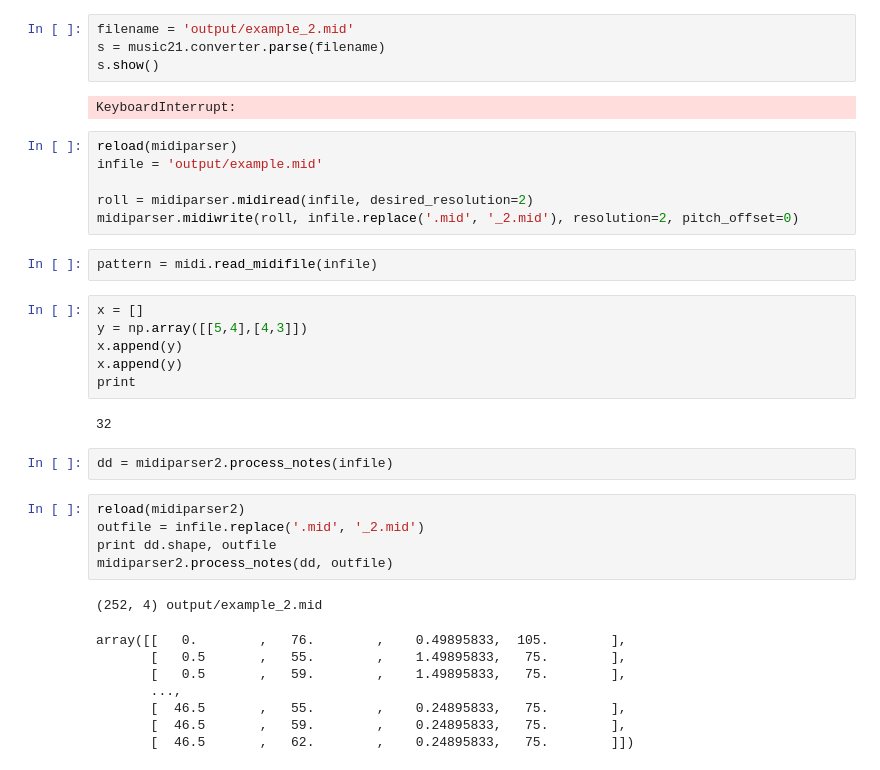
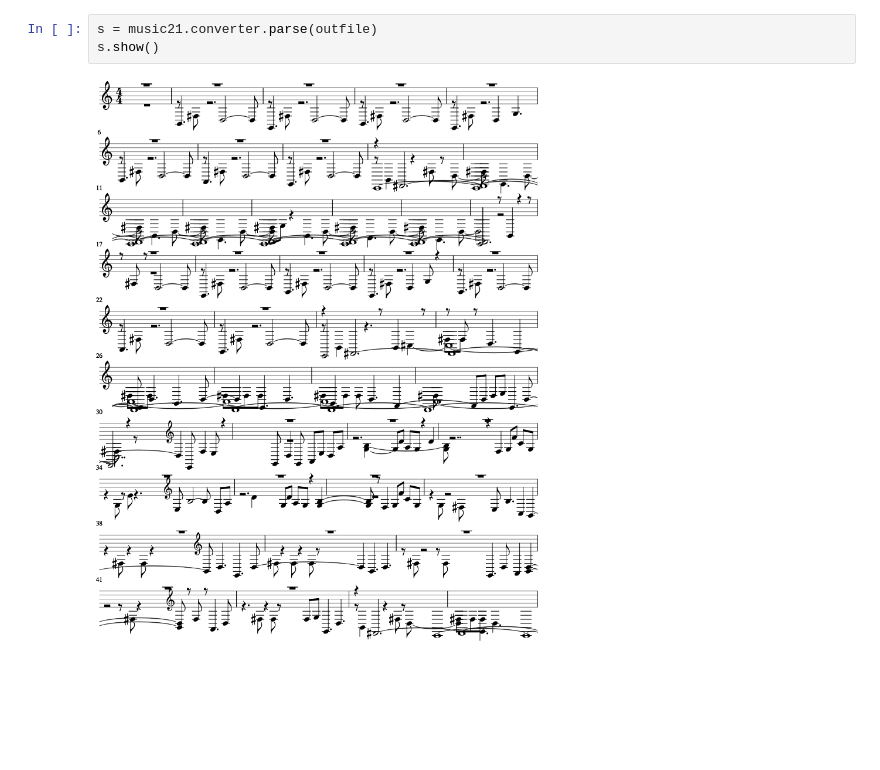
Before and after one commit to mobeets/neuralnetmusic, a Jupyter notebook: sandbox.ipynb, the cells around one changed output. Cells and saved outputs as stored; diff of their text form; blank space fills up the shorter version.

```diff
--- a/sandbox.ipynb
+++ b/sandbox.ipynb
@@ -17,38 +54,5 @@ s.show()
 # %%
-filename = 'output/example_2.mid'
-s = music21.converter.parse(filename)
+s = music21.converter.parse(outfile)
 s.show()
 # %% [output]
-KeyboardInterrupt:
+[figure, added]
-# %%
-reload(midiparser)
-infile = 'output/example.mid'
-
-roll = midiparser.midiread(infile, desired_resolution=2)
-midiparser.midiwrite(roll, infile.replace('.mid', '_2.mid'), resolution=2, pitch_offset=0)
-# %%
-pattern = midi.read_midifile(infile)
-# %%
-x = []
-y = np.array([[5,4],[4,3]])
-x.append(y)
-x.append(y)
-print
-# %% [output]
-32
-# %%
-dd = midiparser2.process_notes(infile)
-# %%
-reload(midiparser2)
-outfile = infile.replace('.mid', '_2.mid')
-print dd.shape, outfile
-midiparser2.process_notes(dd, outfile)
-# %% [output]
-(252, 4) output/example_2.mid
-array([[   0.        ,   76.        ,    0.49895833,  105.        ],
-       [   0.5       ,   55.        ,    1.49895833,   75.        ],
-       [   0.5       ,   59.        ,    1.49895833,   75.        ],
-       ...,
-       [  46.5       ,   55.        ,    0.24895833,   75.        ],
-       [  46.5       ,   59.        ,    0.24895833,   75.        ],
-       [  46.5       ,   62.        ,    0.24895833,   75.        ]])
```
Also changed, not shown: parts of 12 cells of this notebook, 2 other files.
